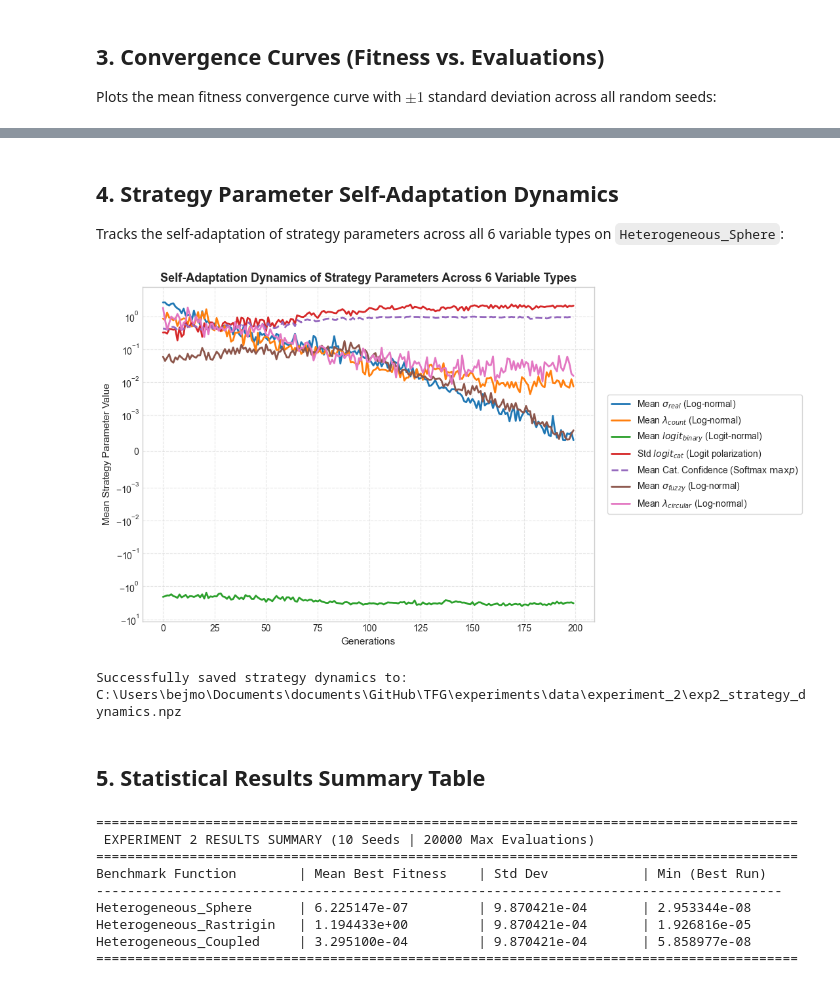
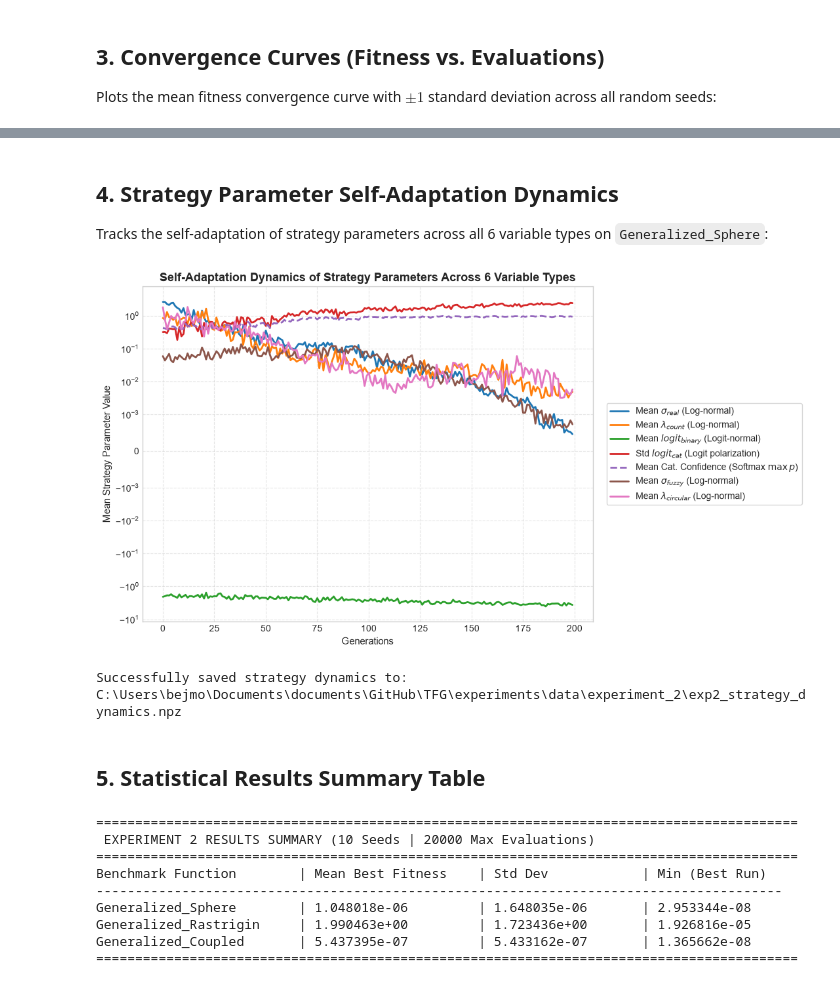
Before and after one commit to Bejmo/generalized-es, a Jupyter notebook: experiments/experiment_2.ipynb, the cells around one changed output, grey strips where cells are left out. Saved outputs shown, nothing was run; the diff lists cells and outputs as text; code cells hidden in the pictures.

```diff
--- a/experiments/experiment_2.ipynb
+++ b/experiments/experiment_2.ipynb
@@ -188,7 +189,7 @@ plt.show()
 # %% [markdown]
 ## 4. Strategy Parameter Self-Adaptation Dynamics
 
-Tracks the self-adaptation of strategy parameters across all 6 variable types on `Heterogeneous_Sphere`:
+Tracks the self-adaptation of strategy parameters across all 6 variable types on `Generalized_Sphere`:
 # %%
 from pathlib import Path
 import sys
@@ -204,8 +205,9 @@ for parent in [cwd] + list(cwd.parents):
         break
 
 from src.es_model.config import ESConfig
-from src.es_model.engine import HeterogeneousES
-from src.benchmarks.heterogeneous_functions import HETEROGENEOUS_BENCHMARKS
+from src.es_model.individual import Individual, unpack_genome
+from src.es_model.generalized_es import GeneralizedES
+from src.benchmarks.generalized_functions import GENERALIZED_BENCHMARKS
 
 # Fallback defaults if executed standalone without running preceding cells
 if "CONFIG" not in globals():
@@ -231,8 +233,8 @@ if "data_dir" not in globals():
     root = roots[0] if roots else cwd.parent
     data_dir = os.path.join(str(root), "experiments", "data", "experiment_2")
 
-tracking_es = HeterogeneousES(config=CONFIG, seed=42)
-fn = HETEROGENEOUS_BENCHMARKS["Heterogeneous_Sphere"]["fn"]
+tracking_es = GeneralizedES(config=CONFIG, seed=42)
+fn = GENERALIZED_BENCHMARKS["Generalized_Sphere"]["fn"]
 eval_fn = lambda ind_or_x, _fn=fn: _fn(ind_or_x, config=CONFIG)
 
 tracking_es.init_population(eval_fn)
@@ -277,34 +279,34 @@ for g in range(n_generations):
 
 fig, ax = plt.subplots(figsize=(11, 6))
 
 ax.plot(gen_records["gen"], gen_records["sigma_real"], label=r"Mean $\sigma_{real}$ (Log-normal)", lw=2.0)
 ax.plot(gen_records["gen"], gen_records["lambda_count"], label=r"Mean $\lambda_{count}$ (Log-normal)", lw=2.0)
 ax.plot(gen_records["gen"], gen_records["logit_binary"], label=r"Mean $logit_{binary}$ (Logit-normal)", lw=2.0)
 ax.plot(gen_records["gen"], gen_records["logit_cat_std"], label=r"Std $logit_{cat}$ (Logit polarization)", lw=2.0)
 ax.plot(gen_records["gen"], gen_records["cat_confidence"], label=r"Mean Cat. Confidence (Softmax $\max p$)", lw=2.0, ls="--")
 ax.plot(gen_records["gen"], gen_records["sigma_fuzzy"], label=r"Mean $\sigma_{fuzzy}$ (Log-normal)", lw=2.0)
 ax.plot(gen_records["gen"], gen_records["lambda_circular"], label=r"Mean $\lambda_{circular}$ (Log-normal)", lw=2.0)
 
 ax.set_title("Self-Adaptation Dynamics of Strategy Parameters Across 6 Variable Types", fontsize=13, fontweight="bold")
 ax.set_xlabel("Generations", fontsize=11)
 ax.set_ylabel("Mean Strategy Parameter Value", fontsize=11)
 ax.set_yscale("symlog", linthresh=1e-3)
 ax.grid(True, which="both", ls="--", alpha=0.5)
 ax.legend(loc="center left", bbox_to_anchor=(1.02, 0.5), frameon=True)
 
 plt.tight_layout()
 # plt.savefig("experiment_2_strategy_adaptation.png", dpi=300, bbox_inches="tight")
 plt.show()
 
 # --- Save Strategy Parameter Dynamics to experiments/data/experiment_2/ ---
 dynamics_path = os.path.join(data_dir, "exp2_strategy_dynamics.npz")
 np.savez_compressed(
     dynamics_path,
     **{k: np.array(v) for k, v in gen_records.items()}
 )
 print(f"Successfully saved strategy dynamics to: {dynamics_path}")
 # %% [output]
-[figure, old version]
+[figure, new version]
 Successfully saved strategy dynamics to: C:\Users\bejmo\Documents\documents\GitHub\TFG\experiments\data\experiment_2\exp2_strategy_dynamics.npz
 # %% [markdown]
 ## 5. Statistical Results Summary Table
@@ -317,7 +319,7 @@ print("-" * 88)
 
 for bench_name, res in results.items():
     final_mean = res["mean"][-1]
-    # final_std = res["std"][-1]
+    final_std = res["std"][-1]
     final_min = res["min"][-1]
     print(f"{bench_name:<25} | {final_mean:<20.6e} | {final_std:<18.6e} | {final_min:<18.6e}")
 
@@ -328,7 +330,7 @@ print("=========================================================================
 ==========================================================================================
 Benchmark Function        | Mean Best Fitness    | Std Dev            | Min (Best Run)
 ----------------------------------------------------------------------------------------
-Heterogeneous_Sphere      | 6.225147e-07         | 9.870421e-04       | 2.953344e-08
-Heterogeneous_Rastrigin   | 1.194433e+00         | 9.870421e-04       | 1.926816e-05
-Heterogeneous_Coupled     | 3.295100e-04         | 9.870421e-04       | 5.858977e-08
+Generalized_Sphere        | 1.048018e-06         | 1.648035e-06       | 2.953344e-08
+Generalized_Rastrigin     | 1.990463e+00         | 1.723436e+00       | 1.926816e-05
+Generalized_Coupled       | 5.437395e-07         | 5.433162e-07       | 1.365662e-08
 ==========================================================================================
```
Also changed, not shown: parts of 6 cells of this notebook, 9 other files.
